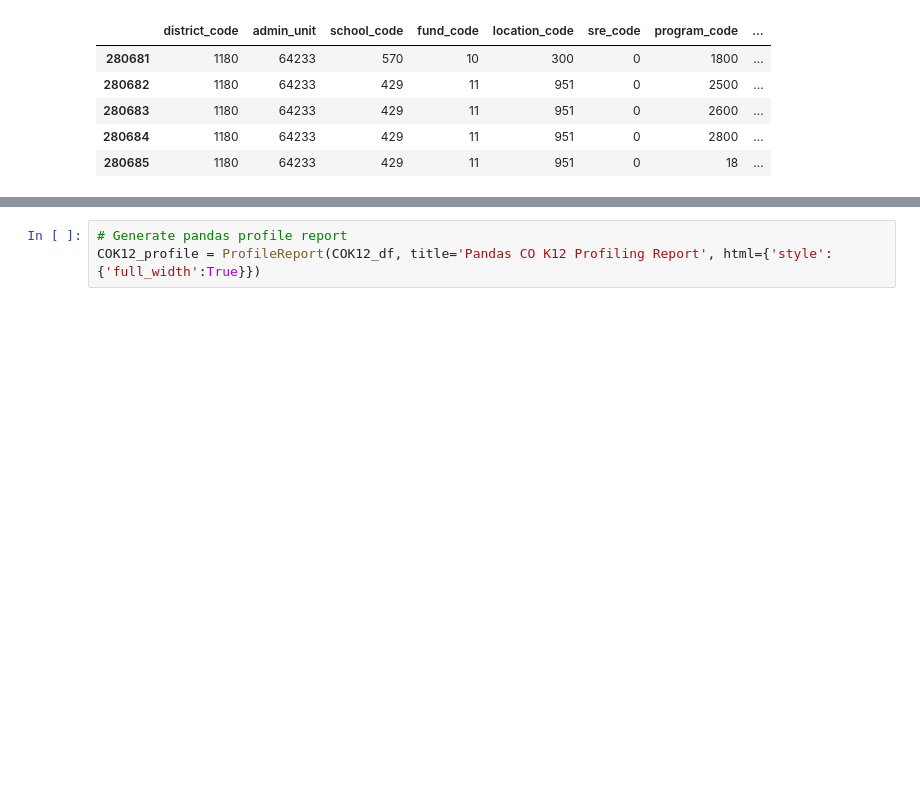
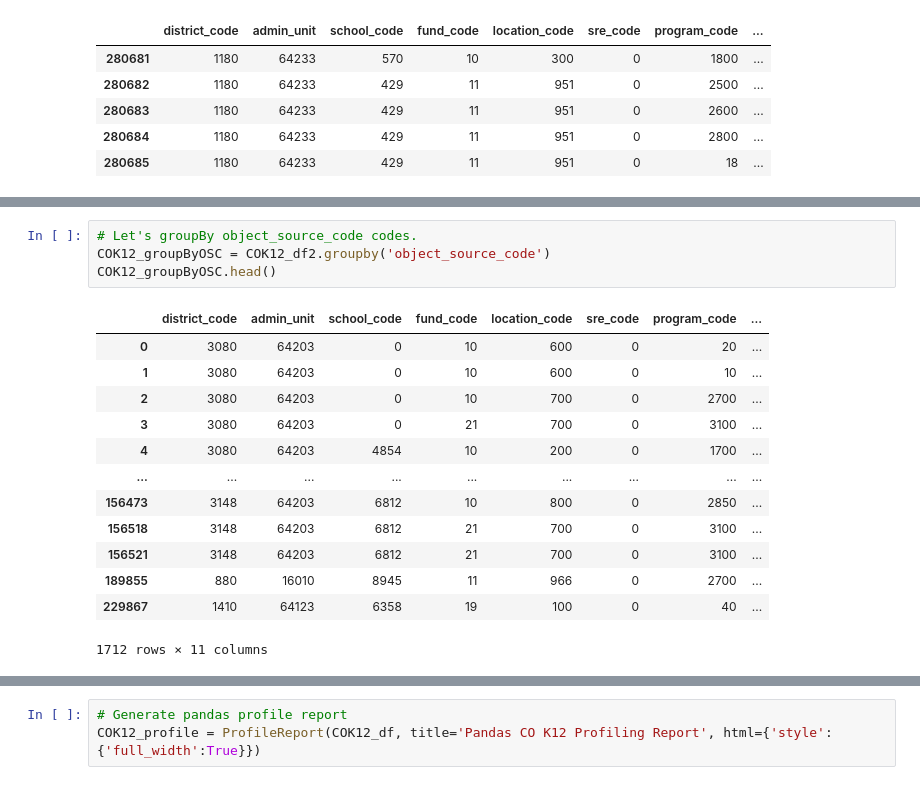
Before and after one commit to stacysandy/Data-Science-Practicum-II, a Jupyter notebook: Stacey_Sandy-Practicum_II.ipynb, the cells around one changed output, grey strips where cells are left out. Drawn from its saved outputs; the diff is of its cells as text; blank space fills up the shorter version.

```diff
--- a/Stacey_Sandy-Practicum_II.ipynb
+++ b/Stacey_Sandy-Practicum_II.ipynb
@@ -97,0 +409,18 @@ memory usage: 27.8+ MB
+# %%
+# Let's groupBy object_source_code codes.
+COK12_groupByOSC = COK12_df2.groupby('object_source_code')
+COK12_groupByOSC.head()
+# %% [output]
+|  | district_code | admin_unit | school_code | fund_code | location_code | sre_code | program_code | ... |
+| 0 | 3080 | 64203 | 0 | 10 | 600 | 0 | 20 | ... |
+| 1 | 3080 | 64203 | 0 | 10 | 600 | 0 | 10 | ... |
+| 2 | 3080 | 64203 | 0 | 10 | 700 | 0 | 2700 | ... |
+| 3 | 3080 | 64203 | 0 | 21 | 700 | 0 | 3100 | ... |
+| 4 | 3080 | 64203 | 4854 | 10 | 200 | 0 | 1700 | ... |
+| ... | ... | ... | ... | ... | ... | ... | ... | ... |
+| 156473 | 3148 | 64203 | 6812 | 10 | 800 | 0 | 2850 | ... |
+| 156518 | 3148 | 64203 | 6812 | 21 | 700 | 0 | 3100 | ... |
+| 156521 | 3148 | 64203 | 6812 | 21 | 700 | 0 | 3100 | ... |
+| 189855 | 880 | 16010 | 8945 | 11 | 966 | 0 | 2700 | ... |
+| 229867 | 1410 | 64123 | 6358 | 19 | 100 | 0 | 40 | ... |
+1712 rows × 11 columns
```
Also changed, not shown: parts of 53 cells of this notebook, 4 other files.
